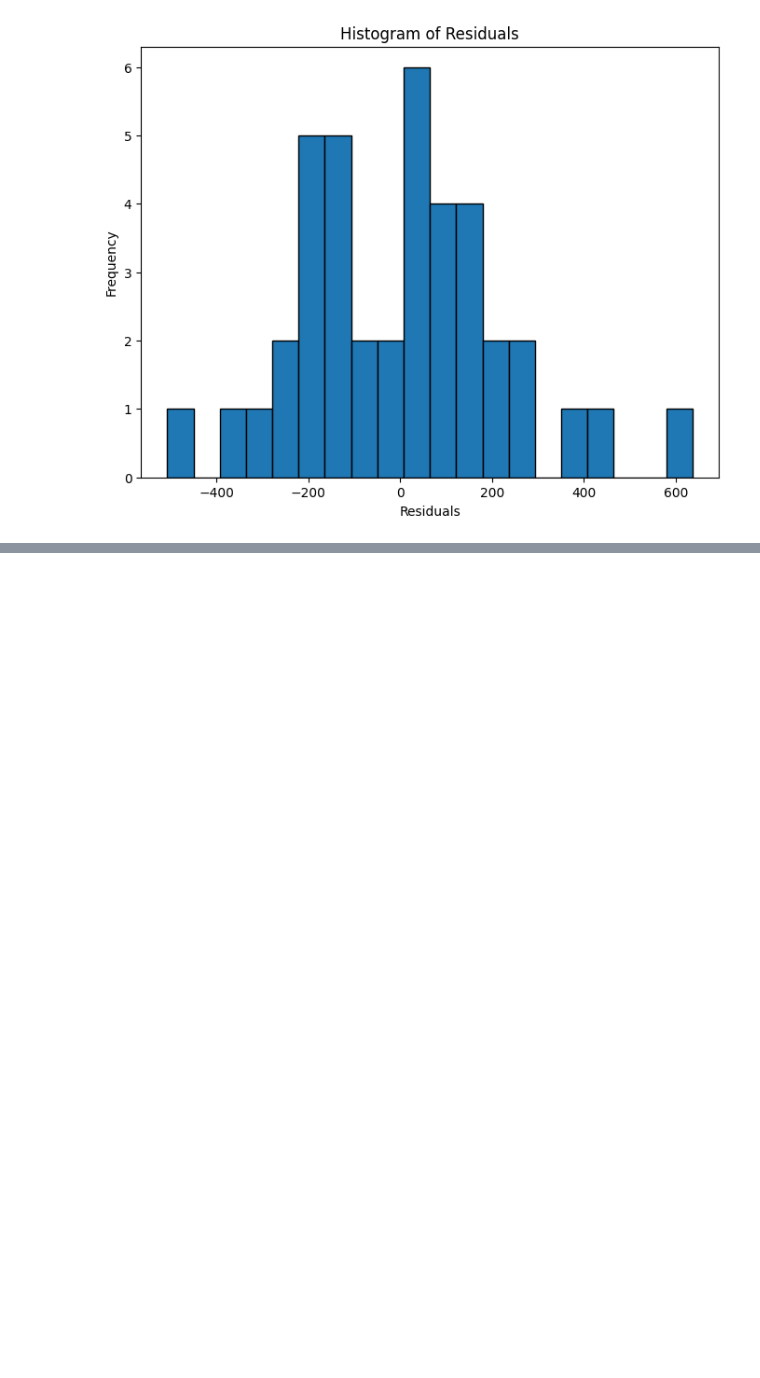
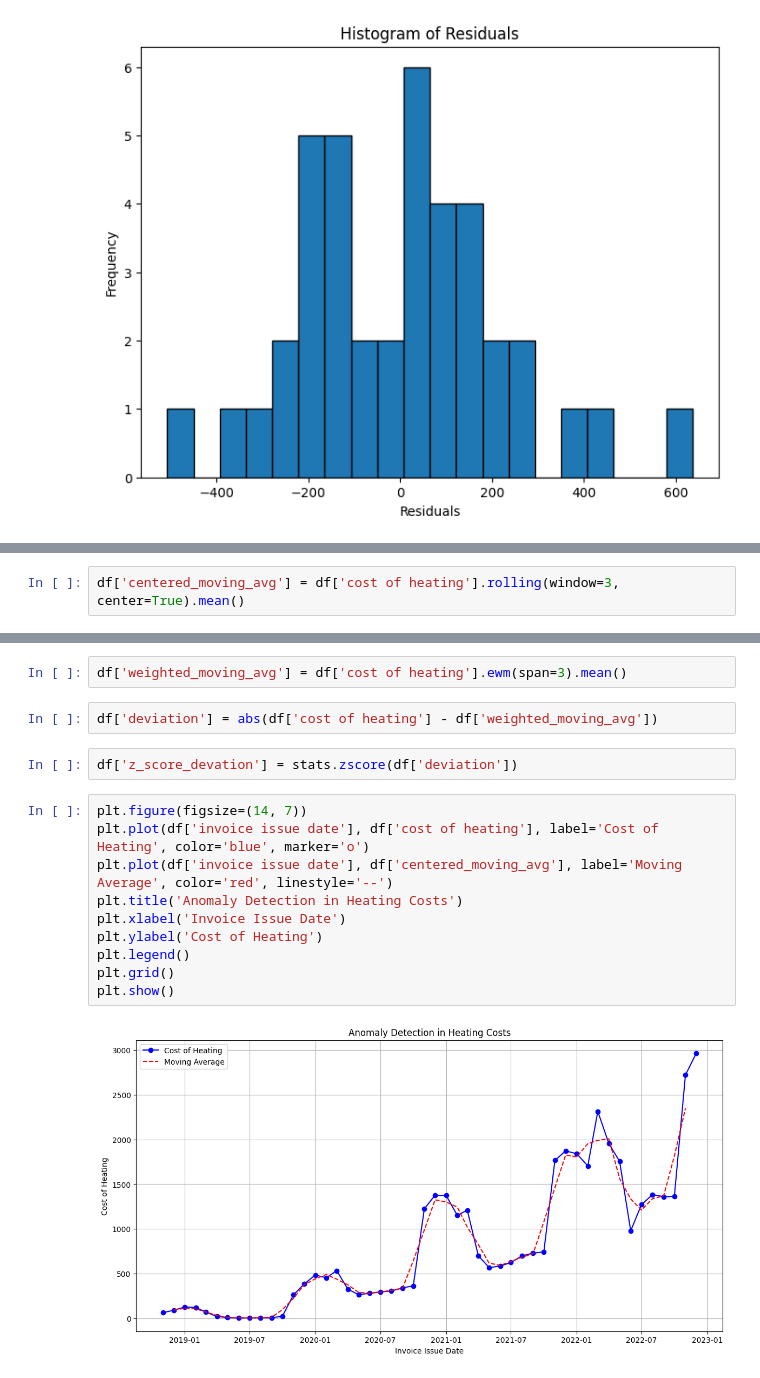
Before and after one commit to MKastek/time-series-notes, a Jupyter notebook: cost_of_heating_time_series.ipynb, the cells around one changed output, grey strips where cells are left out. Cells and saved outputs as stored; diff of their text form; blank space fills up the shorter version.

```diff
--- a/cost_of_heating_time_series.ipynb
+++ b/cost_of_heating_time_series.ipynb
@@ -190,0 +308,2 @@ p-value: 3.5248764803040807e-06
+# %%
+df['centered_moving_avg'] = df['cost of heating'].rolling(window=3, center=True).mean()
@@ -190,0 +330,18 @@ p-value: 3.5248764803040807e-06
+# %%
+df['weighted_moving_avg'] = df['cost of heating'].ewm(span=3).mean()
+# %%
+df['deviation'] = abs(df['cost of heating'] - df['weighted_moving_avg'])
+# %%
+df['z_score_devation'] = stats.zscore(df['deviation'])
+# %%
+plt.figure(figsize=(14, 7))
+plt.plot(df['invoice issue date'], df['cost of heating'], label='Cost of Heating', color='blue', marker='o')
+plt.plot(df['invoice issue date'], df['centered_moving_avg'], label='Moving Average', color='red', linestyle='--')
+plt.title('Anomaly Detection in Heating Costs')
+plt.xlabel('Invoice Issue Date')
+plt.ylabel('Cost of Heating')
+plt.legend()
+plt.grid()
+plt.show()
+# %% [output]
+[figure, added]
```
Also changed, not shown: parts of 14 cells of this notebook.
